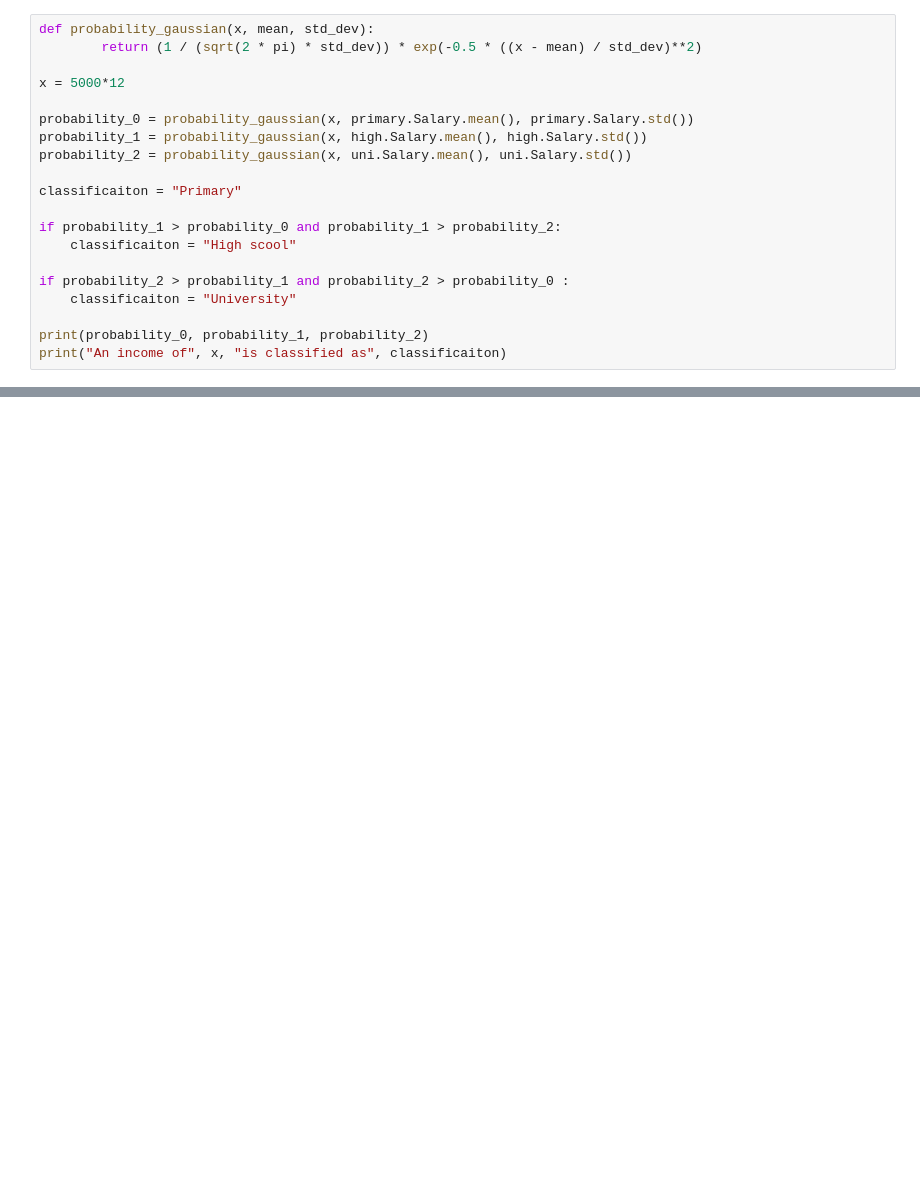
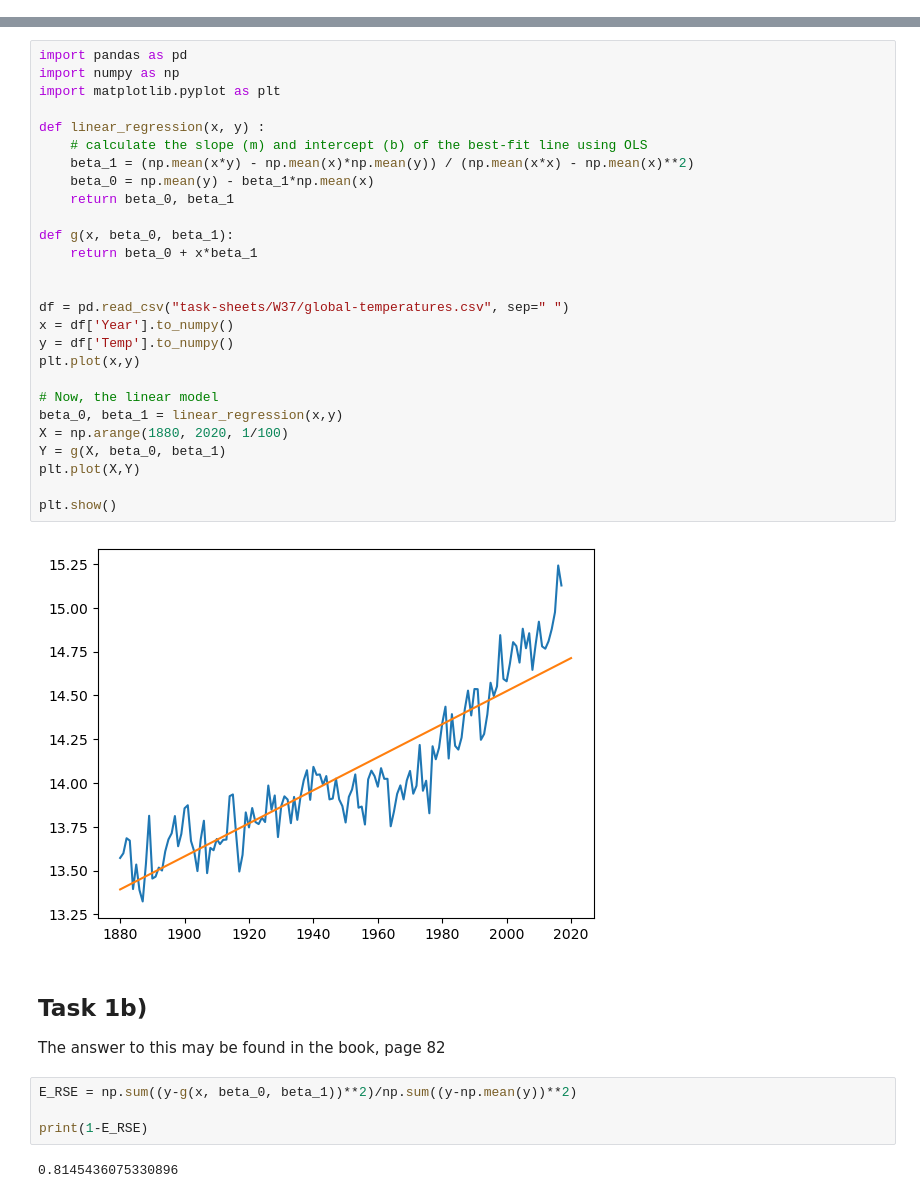
Before and after one commit to helgeingvart/FYS-2021, a Jupyter notebook: set2.ipynb, the cells around one changed output, grey strips where cells are left out. Saved outputs shown, nothing was run; the diff lists cells and outputs as text; blank space fills up the shorter version.

```diff
--- a/set2.ipynb
+++ b/set2.ipynb
@@ -169,20 +0,0 @@ Estimate on the maximum a posteriory: 36928.9300382716
-# %%
-def probability_gaussian(x, mean, std_dev):
-        return (1 / (sqrt(2 * pi) * std_dev)) * exp(-0.5 * ((x - mean) / std_dev)**2)
-
-x = 5000*12
-
-probability_0 = probability_gaussian(x, primary.Salary.mean(), primary.Salary.std())
-probability_1 = probability_gaussian(x, high.Salary.mean(), high.Salary.std())
-probability_2 = probability_gaussian(x, uni.Salary.mean(), uni.Salary.std())
-
-classificaiton = "Primary"
-
-if probability_1 > probability_0 and probability_1 > probability_2:
-    classificaiton = "High scool"
-
-if probability_2 > probability_1 and probability_2 > probability_0 :
-    classificaiton = "University"
-
-print(probability_0, probability_1, probability_2)
-print("An income of", x, "is classified as", classificaiton)
@@ -217,0 +8,38 @@ Primary is the education associated with an income of 17880
+# %%
+import pandas as pd
+import numpy as np
+import matplotlib.pyplot as plt
+
+def linear_regression(x, y) :
+    # calculate the slope (m) and intercept (b) of the best-fit line using OLS
+    beta_1 = (np.mean(x*y) - np.mean(x)*np.mean(y)) / (np.mean(x*x) - np.mean(x)**2)
+    beta_0 = np.mean(y) - beta_1*np.mean(x)
+    return beta_0, beta_1
+
+def g(x, beta_0, beta_1):
+    return beta_0 + x*beta_1
+
+
+df = pd.read_csv("task-sheets/W37/global-temperatures.csv", sep=" ")
+x = df['Year'].to_numpy()
+y = df['Temp'].to_numpy()
+plt.plot(x,y)
+
+# Now, the linear model
+beta_0, beta_1 = linear_regression(x,y)
+X = np.arange(1880, 2020, 1/100)
+Y = g(X, beta_0, beta_1)
+plt.plot(X,Y)
+
+plt.show()
+# %% [output]
+[figure, added]
+# %% [markdown]
+## Task 1b)
+The answer to this may be found in the book, page 82
+# %%
+E_RSE = np.sum((y-g(x, beta_0, beta_1))**2)/np.sum((y-np.mean(y))**2)
+
+print(1-E_RSE)
+# %% [output]
+0.8145436075330896
```
Also changed, not shown: parts of 22 cells of this notebook, 10 other files.
